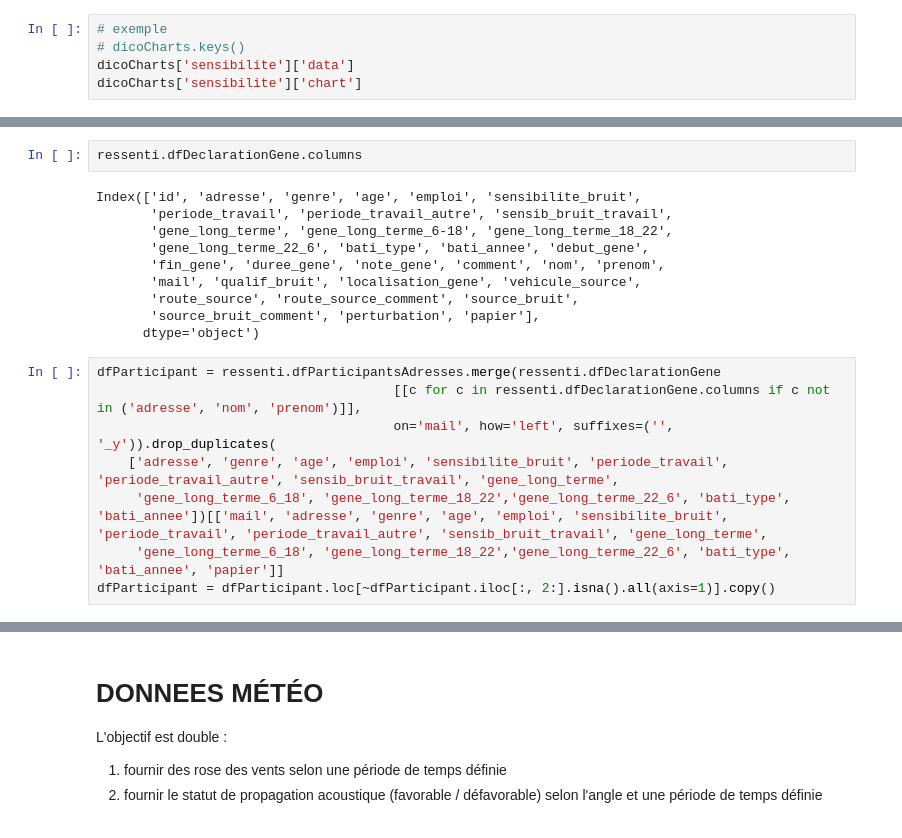
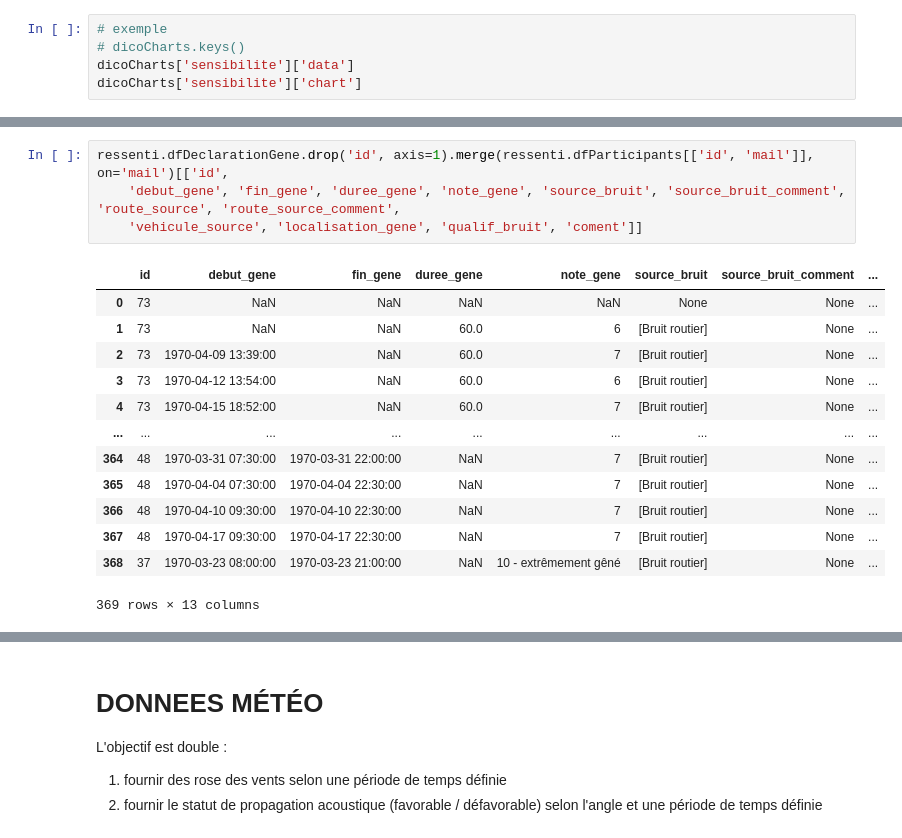
Before and after one commit to nantodevison/PPBE_BdxMet, a Jupyter notebook: notebooks/Import_donnees.ipynb, the cells around one changed output, grey strips where cells are left out. Drawn from its saved outputs; the diff is of its cells as text.

```diff
--- a/notebooks/Import_donnees.ipynb
+++ b/notebooks/Import_donnees.ipynb
@@ -75,22 +93,20 @@ Index(['id', 'adresse', 'genre', 'age', 'emploi', 'sensibilite_bruit',
        'source_bruit_comment', 'perturbation', 'papier'],
       dtype='object')
 # %%
-ressenti.dfDeclarationGene.columns
+ressenti.dfDeclarationGene.drop('id', axis=1).merge(ressenti.dfParticipants[['id', 'mail']], on='mail')[['id',
+    'debut_gene', 'fin_gene', 'duree_gene', 'note_gene', 'source_bruit', 'source_bruit_comment', 'route_source', 'route_source_comment',
+    'vehicule_source', 'localisation_gene', 'qualif_bruit', 'coment']]
 # %% [output]
+|  | id | debut_gene | fin_gene | duree_gene | note_gene | source_bruit | source_bruit_comment | ... |
+| 0 | 73 | NaN | NaN | NaN | NaN | None | None | ... |
+| 1 | 73 | NaN | NaN | 60.0 | 6 | [Bruit routier] | None | ... |
+| 2 | 73 | 1970-04-09 13:39:00 | NaN | 60.0 | 7 | [Bruit routier] | None | ... |
+| 3 | 73 | 1970-04-12 13:54:00 | NaN | 60.0 | 6 | [Bruit routier] | None | ... |
+| 4 | 73 | 1970-04-15 18:52:00 | NaN | 60.0 | 7 | [Bruit routier] | None | ... |
+| ... | ... | ... | ... | ... | ... | ... | ... | ... |
+| 364 | 48 | 1970-03-31 07:30:00 | 1970-03-31 22:00:00 | NaN | 7 | [Bruit routier] | None | ... |
+| 365 | 48 | 1970-04-04 07:30:00 | 1970-04-04 22:30:00 | NaN | 7 | [Bruit routier] | None | ... |
+| 366 | 48 | 1970-04-10 09:30:00 | 1970-04-10 22:30:00 | NaN | 7 | [Bruit routier] | None | ... |
+| 367 | 48 | 1970-04-17 09:30:00 | 1970-04-17 22:30:00 | NaN | 7 | [Bruit routier] | None | ... |
+| 368 | 37 | 1970-03-23 08:00:00 | 1970-03-23 21:00:00 | NaN | 10 - extrêmement gêné | [Bruit routier] | None | ... |
-Index(['id', 'adresse', 'genre', 'age', 'emploi', 'sensibilite_bruit',
-       'periode_travail', 'periode_travail_autre', 'sensib_bruit_travail',
-       'gene_long_terme', 'gene_long_terme_6-18', 'gene_long_terme_18_22',
-       'gene_long_terme_22_6', 'bati_type', 'bati_annee', 'debut_gene',
-       'fin_gene', 'duree_gene', 'note_gene', 'comment', 'nom', 'prenom',
-       'mail', 'qualif_bruit', 'localisation_gene', 'vehicule_source',
-       'route_source', 'route_source_comment', 'source_bruit',
-       'source_bruit_comment', 'perturbation', 'papier'],
-      dtype='object')
+369 rows × 13 columns
-# %%
-dfParticipant = ressenti.dfParticipantsAdresses.merge(ressenti.dfDeclarationGene
-                                      [[c for c in ressenti.dfDeclarationGene.columns if c not in ('adresse', 'nom', 'prenom')]],
-                                      on='mail', how='left', suffixes=('', '_y')).drop_duplicates(
-    ['adresse', 'genre', 'age', 'emploi', 'sensibilite_bruit', 'periode_travail', 'periode_travail_autre', 'sensib_bruit_travail', 'gene_long_terme',
-     'gene_long_terme_6_18', 'gene_long_terme_18_22','gene_long_terme_22_6', 'bati_type', 'bati_annee'])[['mail', 'adresse', 'genre', 'age', 'emploi', 'sensibilite_bruit', 'periode_travail', 'periode_travail_autre', 'sensib_bruit_travail', 'gene_long_terme',
-     'gene_long_terme_6_18', 'gene_long_terme_18_22','gene_long_terme_22_6', 'bati_type', 'bati_annee', 'papier']]
-dfParticipant = dfParticipant.loc[~dfParticipant.iloc[:, 2:].isna().all(axis=1)].copy()
```
Also changed, not shown: parts of 13 cells of this notebook, 2 other files.
